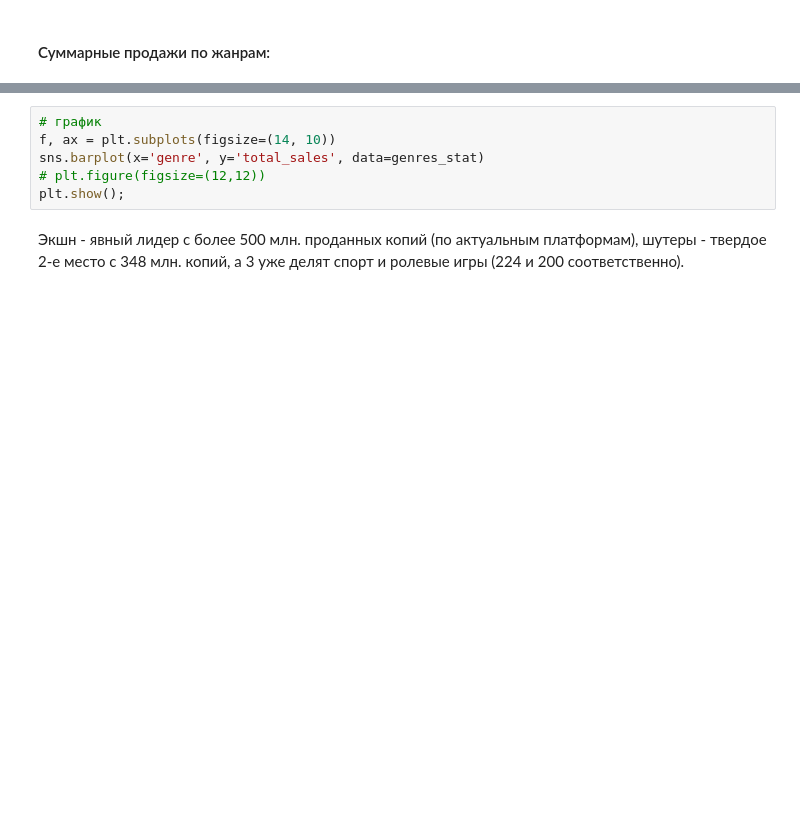
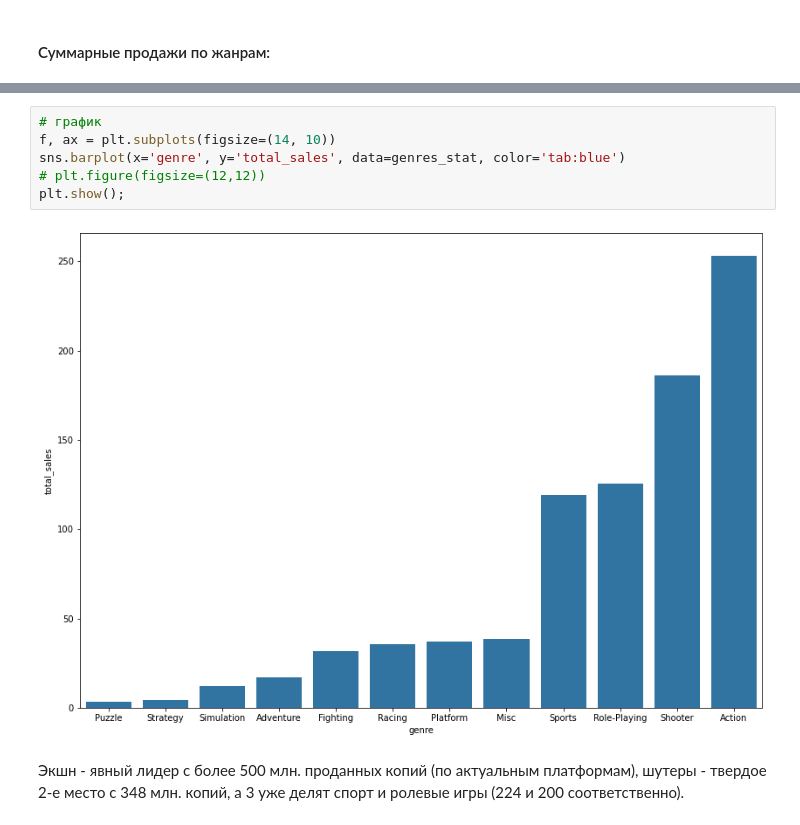
Before and after one commit to seamus-88/my_projects0, a Jupyter notebook: games_analysis_/games_analysis.ipynb, the cells around one changed output, grey strips where cells are left out. Drawn from its saved outputs; the diff is of its cells as text; blank space fills up the shorter version.

```diff
--- a/games_analysis_/games_analysis.ipynb
+++ b/games_analysis_/games_analysis.ipynb
@@ -848,9 +911,11 @@ genres_stat
 # %%
 # график
 f, ax = plt.subplots(figsize=(14, 10))
-sns.barplot(x='genre', y='total_sales', data=genres_stat)
+sns.barplot(x='genre', y='total_sales', data=genres_stat, color='tab:blue')
 # plt.figure(figsize=(12,12))
 plt.show();
+# %% [output]
+[figure, added]
 # %% [markdown]
 Экшн - явный лидер с более 500 млн. проданных копий (по актуальным платформам), шутеры - твердое 2-е место с 348 млн. копий, а 3 уже делят спорт и ролевые игры (224 и 200 соответственно).
 # %% [markdown]
```
Also changed, not shown: parts of 56 cells of this notebook.
